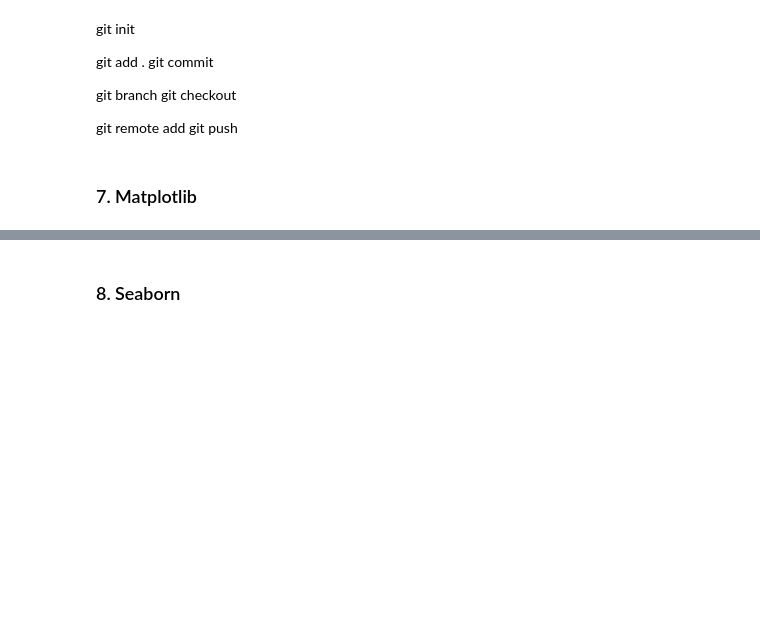
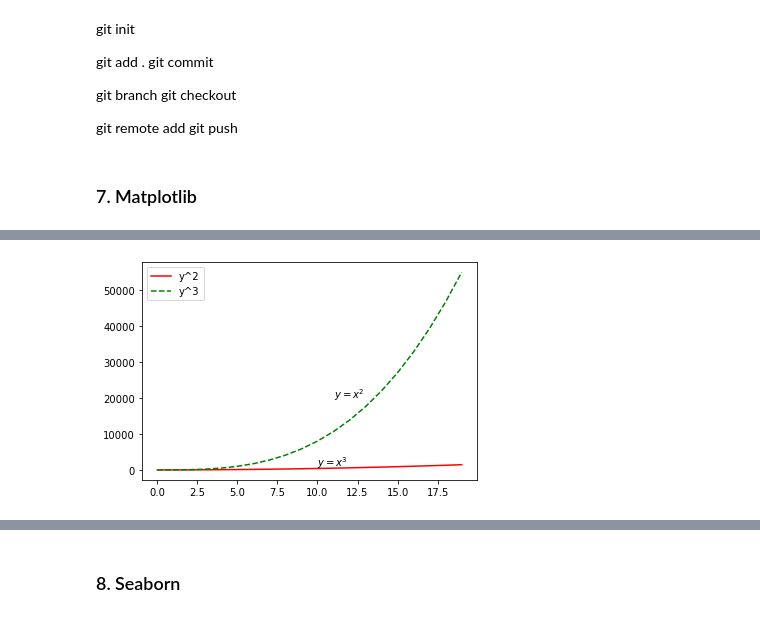
Before and after one commit to destiny301/INF552_hw0, a Jupyter notebook: hw0_Tianyi_Zhang.ipynb, the cells around one changed output, grey strips where cells are left out. Cells and saved outputs as stored; diff of their text form; code cells hidden in the pictures; blank space fills up the shorter version.

```diff
--- a/hw0_Tianyi_Zhang.ipynb
+++ b/hw0_Tianyi_Zhang.ipynb
@@ -231,0 +243,11 @@ git push
+# %%
+y1 = np.square(y)
+y2 = y**3
+
+plt.plot(x, y1, 'r', x, y2, 'g--')
+plt.legend(['y^2', 'y^3'])
+plt.text(11, 20000, r'$y = x^2$')
+plt.text(10, 1000, r'$y = x^3$')
+plt.show()
+# %% [output]
+[figure, added]
```
Also changed, not shown: parts of 13 cells of this notebook.
